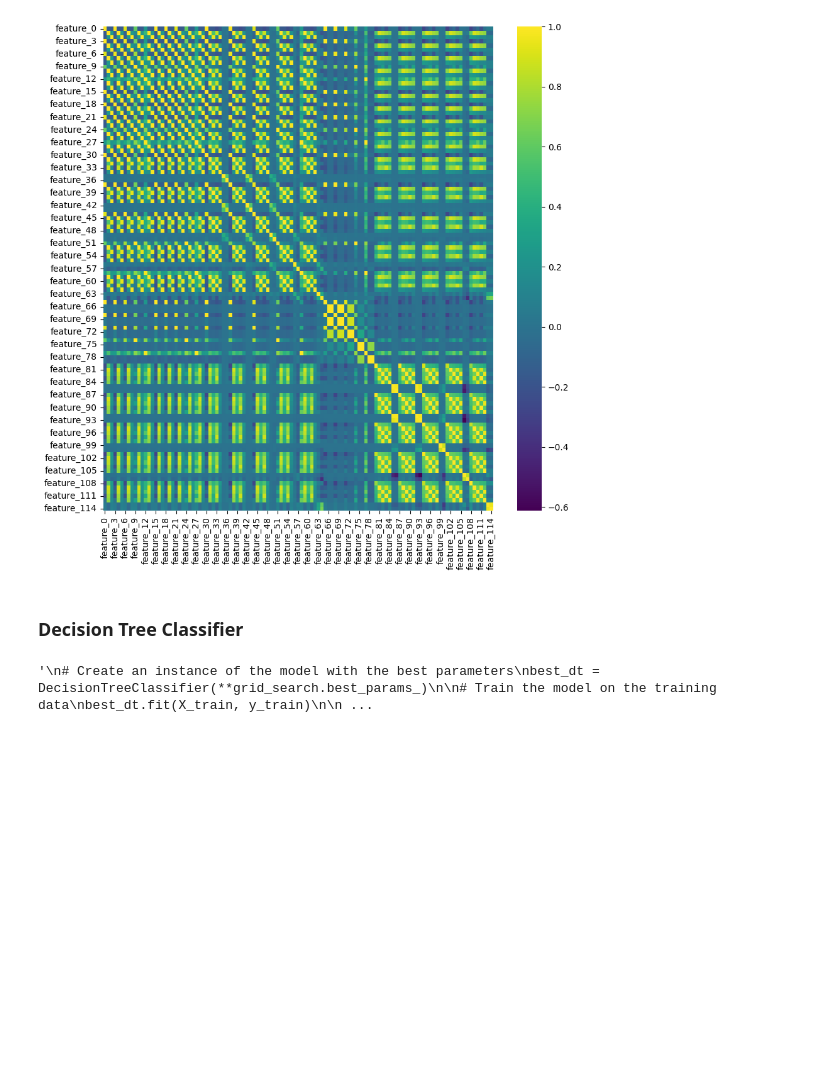
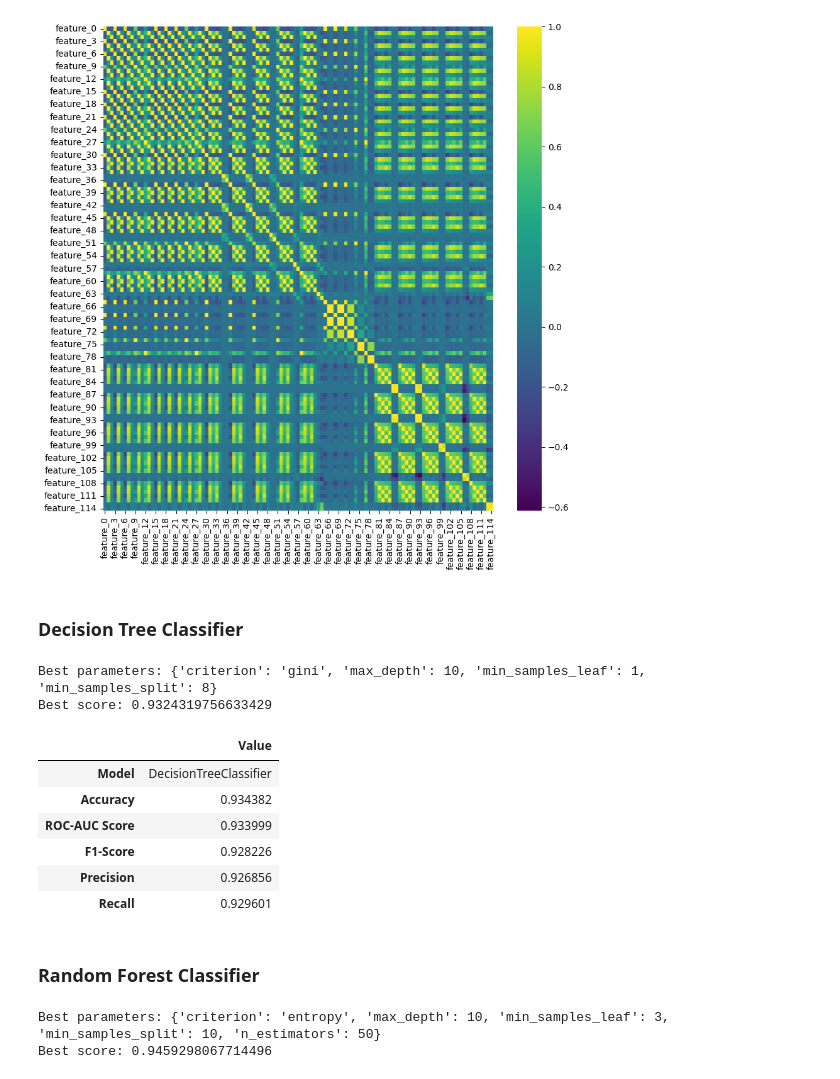
Before and after one commit to timohahaa/etu-big-data, a Jupyter notebook: model.ipynb, the cells around one changed output. Drawn from its saved outputs; the diff is of its cells as text; code cells hidden in the pictures; blank space fills up the shorter version.

Commit message:
train

```diff
--- a/model.ipynb
+++ b/model.ipynb
@@ -66,38 +66,69 @@ X_test = selector.transform(X_test)
 # Define the parameter grid to search over
 param_grid = {
     'criterion': ['gini', 'entropy', 'log_loss'],
-    #'max_depth': [1, 2, 3, 4, 5, 6, 7, 8, 9, 10],
-    'min_samples_split': [1, 2, 3, 4, 5],
+    'max_depth': [1, 2, 3, 4, 5, 6, 7, 8, 9, 10],
+    'min_samples_split': [2, 3, 4, 5, 6, 7, 8, 9, 10],
     'min_samples_leaf': [1, 2, 3],
 }
 
 dt = DecisionTreeClassifier(random_state=42)
 
-grid_search = GridSearchCV(estimator=dt, param_grid=param_grid, cv=5)
+grid_search = GridSearchCV(estimator=dt, param_grid=param_grid, cv=5, n_jobs=-1)
 grid_search.fit(X_train, y_train)
 
 print("Best parameters:", grid_search.best_params_)
 print("Best score:", grid_search.best_score_)
+# %% [output]
+Best parameters: {'criterion': 'gini', 'max_depth': 10, 'min_samples_leaf': 1, 'min_samples_split': 8}
+Best score: 0.9324319756633429
 # %%
-'''
 # Create an instance of the model with the best parameters
-best_dt = DecisionTreeClassifier(**grid_search.best_params_)
+best_dt = DecisionTreeClassifier(
+    criterion='gini',
+    max_depth=10,
+    min_samples_lead=1,
+    min_samples_split=8,
+    random_state=42,
+)
 
-# Train the model on the training data
 best_dt.fit(X_train, y_train)
 
 # Calculate predictions on Model
 y_pred_dt = best_dt.predict(X_test)
 
 # Get the Performance metrics by method created above
 metric_dt = get_model_metrics(model_name="DecisionTreeClassifier", y_true=y_test, y_pred = y_pred_dt)
-
-# Add metric to global list for conclusive evaluation
 metrics_table.append(metric_dt)
-
 
 # Display metric dictionary in df
 pd.DataFrame.from_dict(metric_dt, orient='index', columns=['Value'])
-'''
 # %% [output]
-'\n# Create an instance of the model with the best parameters\nbest_dt = DecisionTreeClassifier(**grid_search.best_params_)\n\n# Train the model on the training data\nbest_dt.fit(X_train, y_train)\n\n ...
+|  | Value |
+| Model | DecisionTreeClassifier |
+| Accuracy | 0.934382 |
+| ROC-AUC Score | 0.933999 |
+| F1-Score | 0.928226 |
+| Precision | 0.926856 |
+| Recall | 0.929601 |
+# %% [markdown]
+### Random Forest Classifier
+# %%
+# Define the parameter grid to search over
+param_grid = {
+    'n_estimators': [50, 100, 150],
+    'criterion': ['gini', 'entropy', 'log_loss'],
+    'max_depth': [1, 2, 3, 4, 5, 6, 7, 8, 9, 10],
+    'min_samples_split': [2, 3, 4, 5, 6, 7, 8, 9, 10],
+    'min_samples_leaf': [1, 2, 3],
+}
+
+rf = RandomForestClassifier(random_state=42)
+
+grid_search = GridSearchCV(estimator=rf, param_grid=param_grid, cv=5, n_jobs=-1)
+grid_search.fit(X_train, y_train)
+
+print("Best parameters:", grid_search.best_params_)
+print("Best score:", grid_search.best_score_)
+# %% [output]
+Best parameters: {'criterion': 'entropy', 'max_depth': 10, 'min_samples_leaf': 3, 'min_samples_split': 10, 'n_estimators': 50}
+Best score: 0.9459298067714496
```
Also changed, not shown: parts of 4 cells of this notebook.
